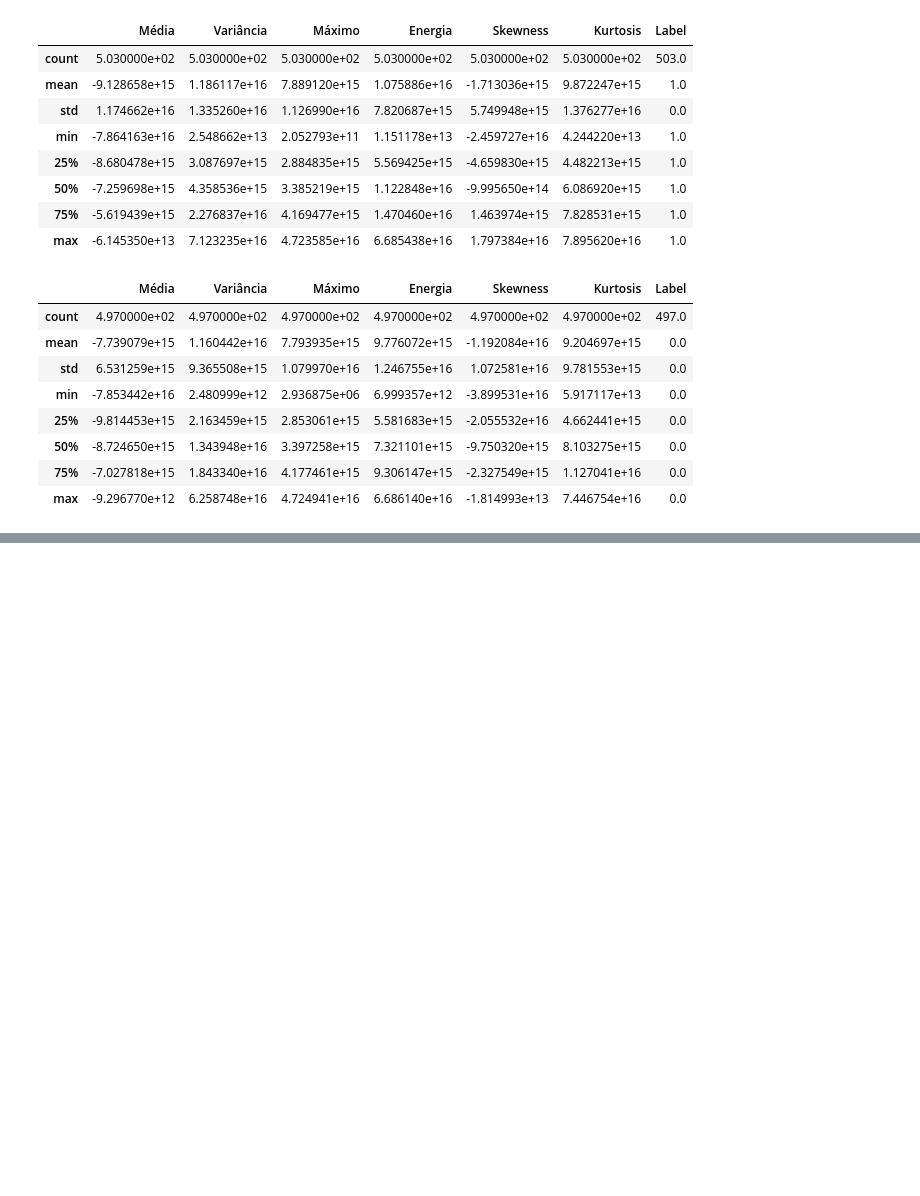
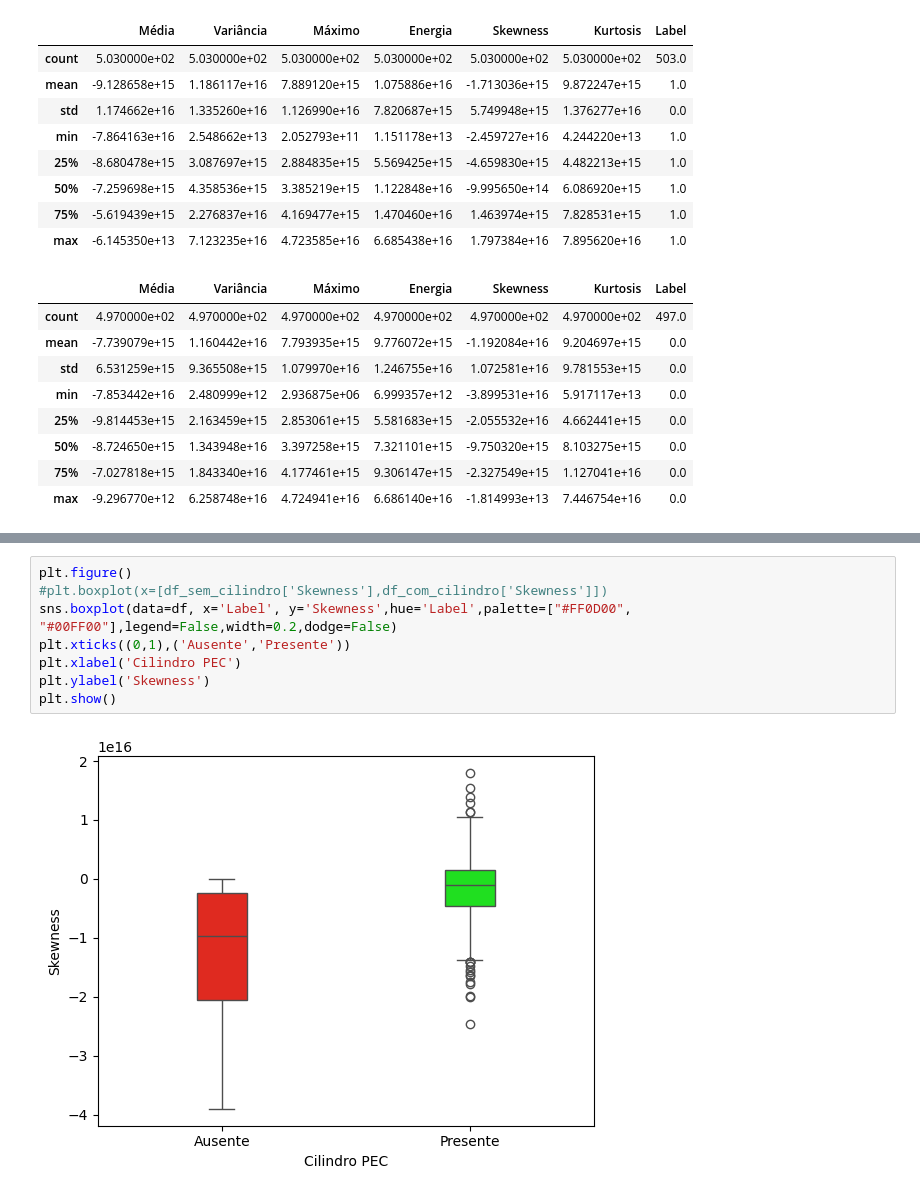
Before and after one commit to andrefsr/Estudos-em-Inteligencia-Artificial, a Jupyter notebook: 3 - Classificação (RegLog, LDA e QDA)/GPR dataset/EDA_gpr.ipynb, the cells around one changed output, grey strips where cells are left out. Saved outputs shown, nothing was run; the diff lists cells and outputs as text; blank space fills up the shorter version.

```diff
--- a/3 - Classificação (RegLog, LDA e QDA)/GPR dataset/EDA_gpr.ipynb
+++ b/3 - Classificação (RegLog, LDA e QDA)/GPR dataset/EDA_gpr.ipynb
@@ -62,0 +76,10 @@ display(df_sem_cilindro.describe())
+# %%
+plt.figure()
+#plt.boxplot(x=[df_sem_cilindro['Skewness'],df_com_cilindro['Skewness']])
+sns.boxplot(data=df, x='Label', y='Skewness',hue='Label',palette=["#FF0D00", "#00FF00"],legend=False,width=0.2,dodge=False)
+plt.xticks((0,1),('Ausente','Presente'))
+plt.xlabel('Cilindro PEC')
+plt.ylabel('Skewness')
+plt.show()
+# %% [output]
+[figure, added]
```
Also changed, not shown: parts of 5 cells of this notebook.
